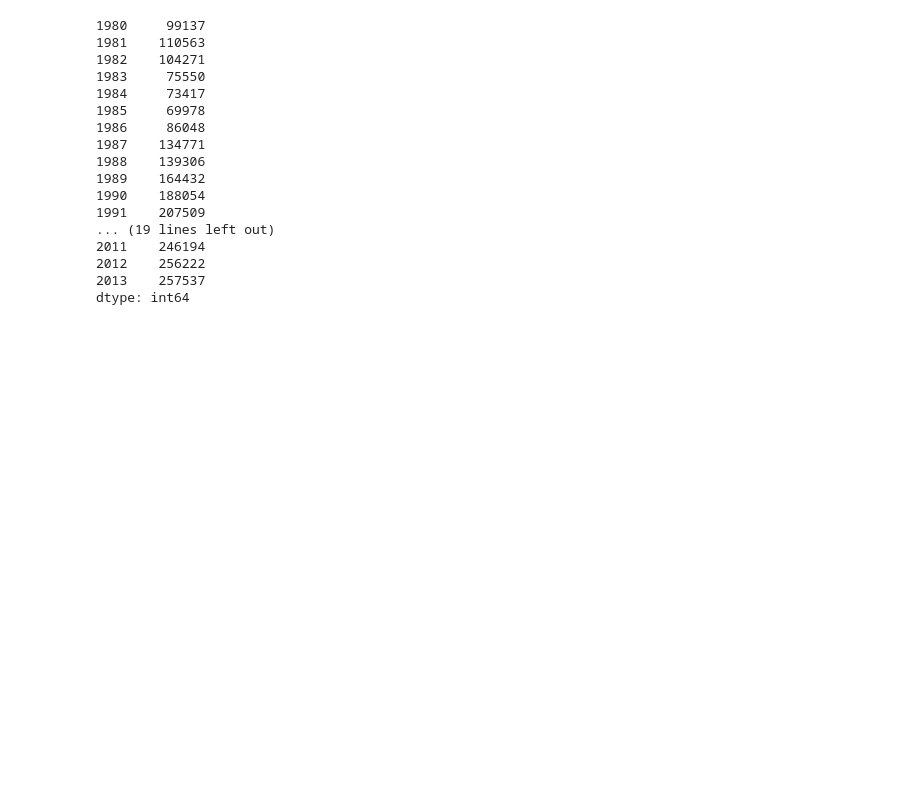
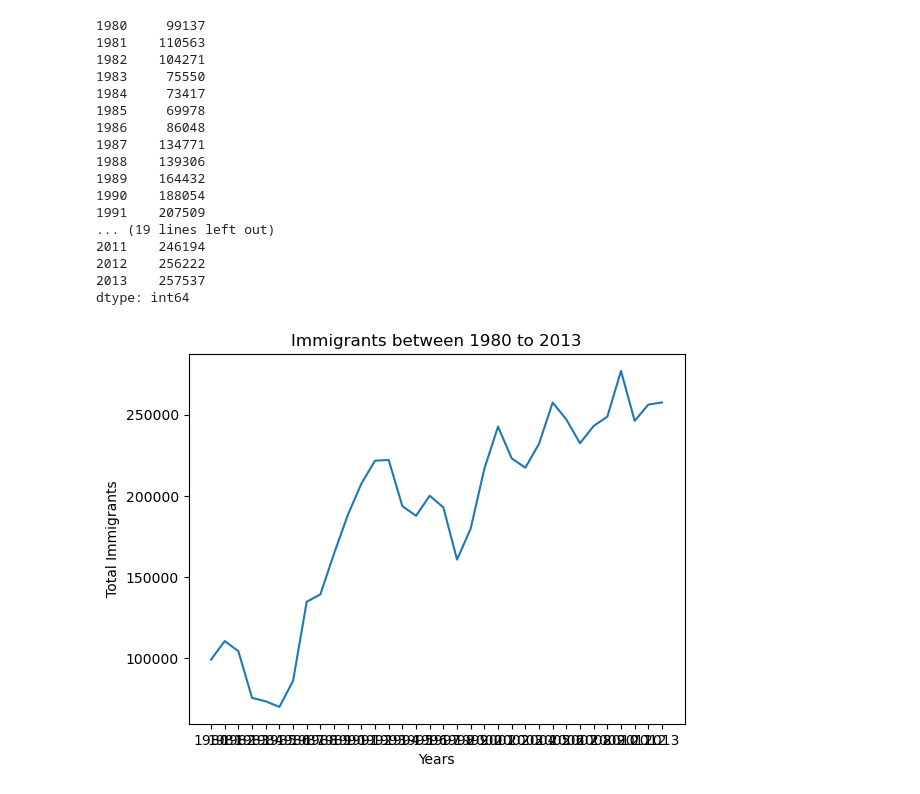
Before and after one commit to CyberWol-12/Data_Visualization_with_Python, a Jupyter notebook: data_visualizataion_with_python/2.matplotlib_lineplot.ipynb, the cells around one changed output. Cells and saved outputs as stored; diff of their text form; code cells hidden in the pictures; blank space fills up the shorter version.

Commit message:
plot

```diff
--- a/data_visualizataion_with_python/2.matplotlib_lineplot.ipynb
+++ b/data_visualizataion_with_python/2.matplotlib_lineplot.ipynb
@@ -630,3 +630,14 @@ total_immigrants
 2012    256222
 2013    257537
 dtype: int64
+# %%
+#create fig and ax
+fig,ax = plt.subplots()
+ax.plot(total_immigrants)
+ax.set_title('Immigrants between 1980 to 2013')
+ax.set_xlabel('Years')
+ax.set_ylabel('Total Immigrants')
+
+plt.show ()
+# %% [output]
+[figure, added]
```
Also changed, not shown: parts of 1 cell of this notebook.
